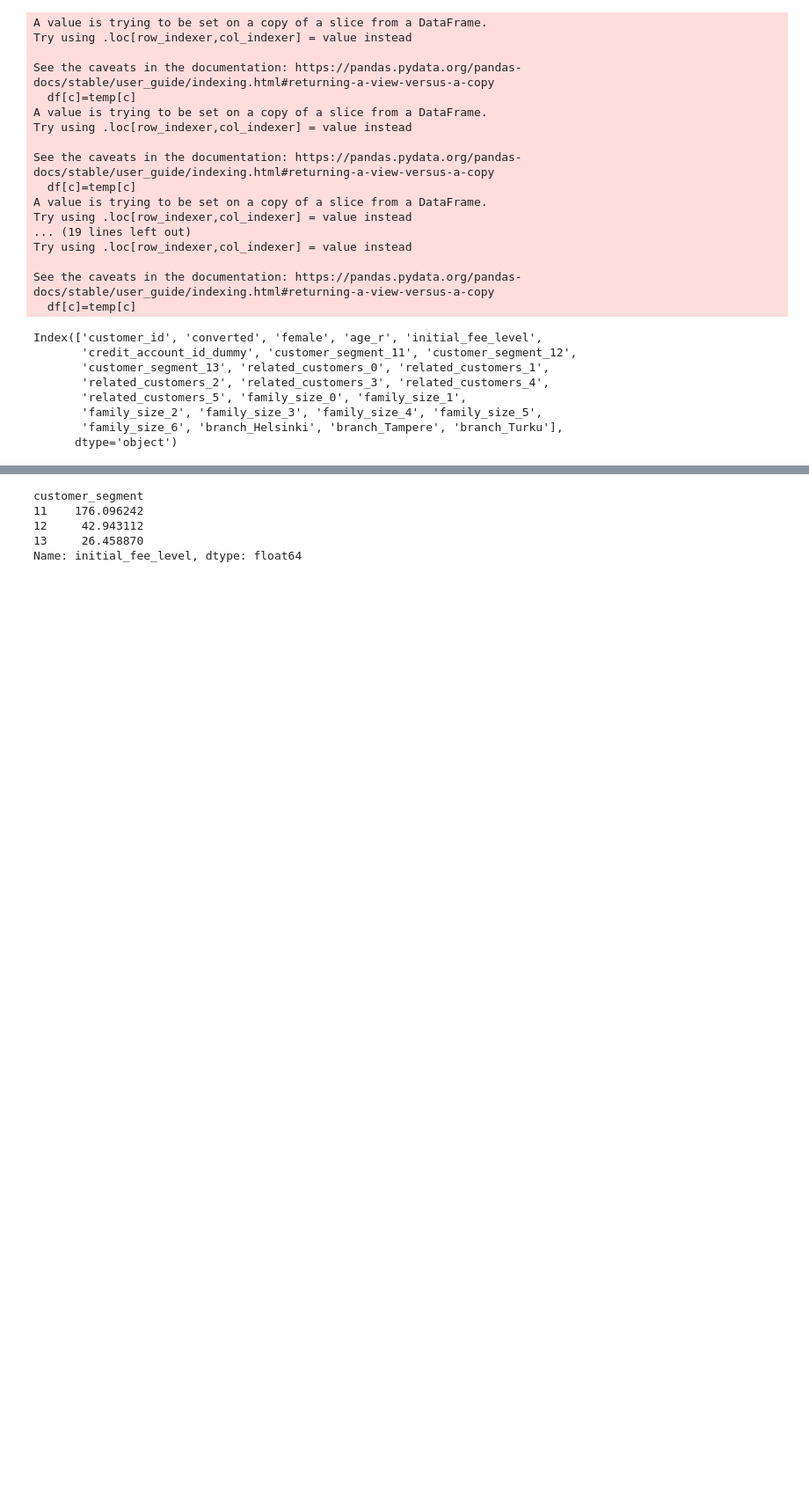
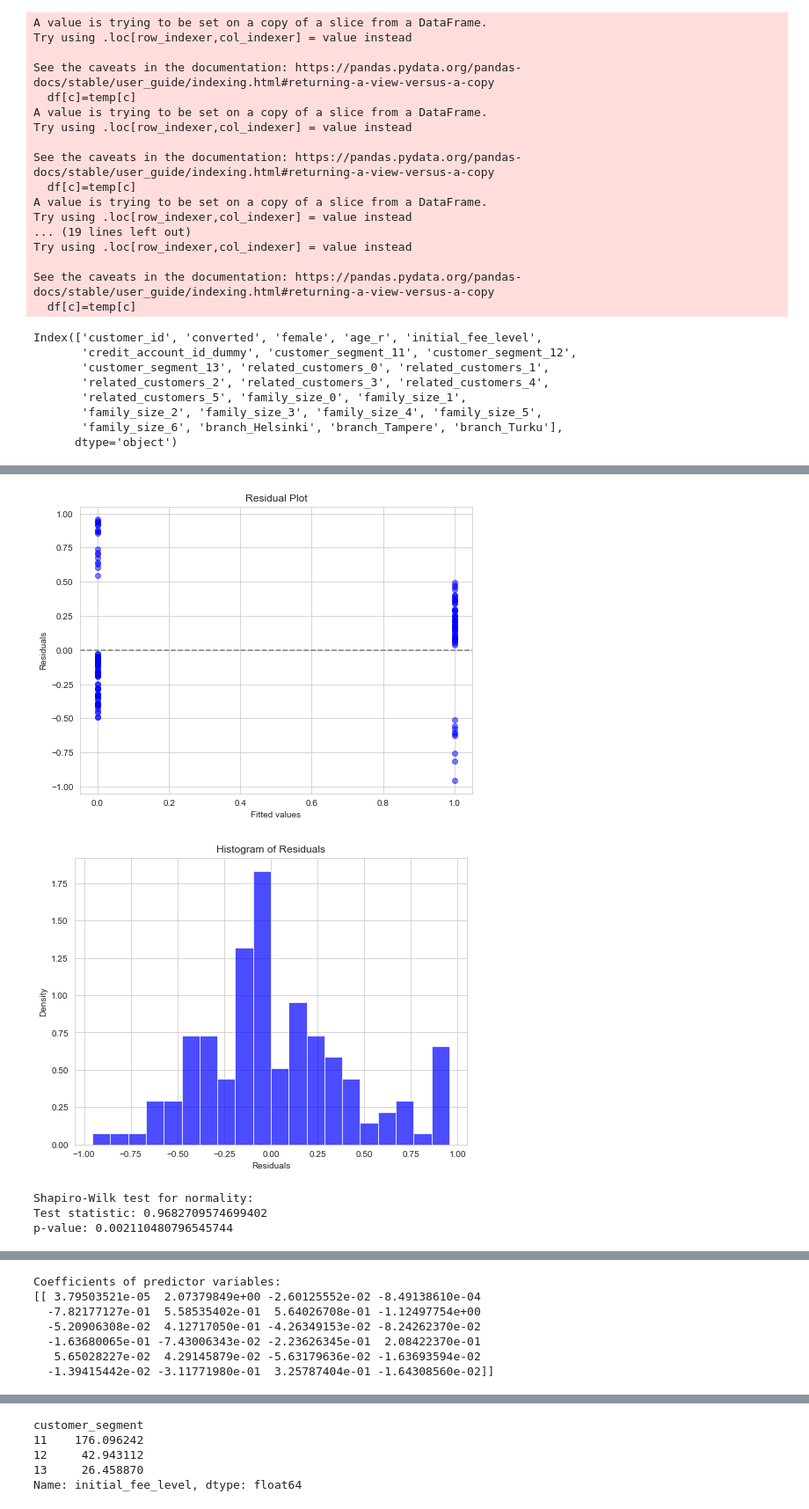
Before and after one commit to Nime90/Lenus, a Jupyter notebook: Lenus_converted.ipynb, the cells around one changed output, grey strips where cells are left out. Shown at 88% size. Saved outputs shown, nothing was run; the diff lists cells and outputs as text; code cells hidden in the pictures; blank space fills up the shorter version.

```diff
--- a/Lenus_converted.ipynb
+++ b/Lenus_converted.ipynb
@@ -499,6 +644,10 @@ logit_result = logit_model.fit()
 
 # Print summary of the logistic regression results
 print(logit_result.summary())
+
+#check for linearity
+shapiro_linearity(df)
+ROC_AUC(df)
 # %% [output]
 Warning: Maximum number of iterations has been exceeded.
          Current function value: 0.435976
@@ -513,7 +662,12 @@ Time:                        19:44:37   Log-Likelihood:                -310.41
 converged:                      False   LL-Null:                       -480.45
 Covariance Type:            nonrobust   LLR p-value:                 4.926e-60
 ... (24 lines left out)
 branch_Helsinki            -3.8832        nan        nan        nan         nan         nan
 branch_Tampere             -3.5734        nan        nan        nan         nan         nan
 branch_Turku               -4.2209        nan        nan        nan         nan         nan
 ===========================================================================================
+[figure, added]
+[figure, added]
+Shapiro-Wilk test for normality:
+Test statistic: 0.9682709574699402
+p-value: 0.002110480796545744
@@ -520,3 +675,10 @@ branch_Turku               -4.2209        nan        nan        nan         nan
+Coefficients of predictor variables:
+[[ 3.79503521e-05  2.07379849e+00 -2.60125552e-02 -8.49138610e-04
+  -7.82177127e-01  5.58535402e-01  5.64026708e-01 -1.12497754e+00
+  -5.20906308e-02  4.12717050e-01 -4.26349153e-02 -8.24262370e-02
+  -1.63680065e-01 -7.43006343e-02 -2.23626345e-01  2.08422370e-01
+   5.65028227e-02  4.29145879e-02 -5.63179636e-02 -1.63693594e-02
+  -1.39415442e-02 -3.11771980e-01  3.25787404e-01 -1.64308560e-02]]
 # %%
 #Grouping all the independent variables
 ind_vars=['converted',
```
Also changed, not shown: parts of 13 cells of this notebook, 3 other files.
